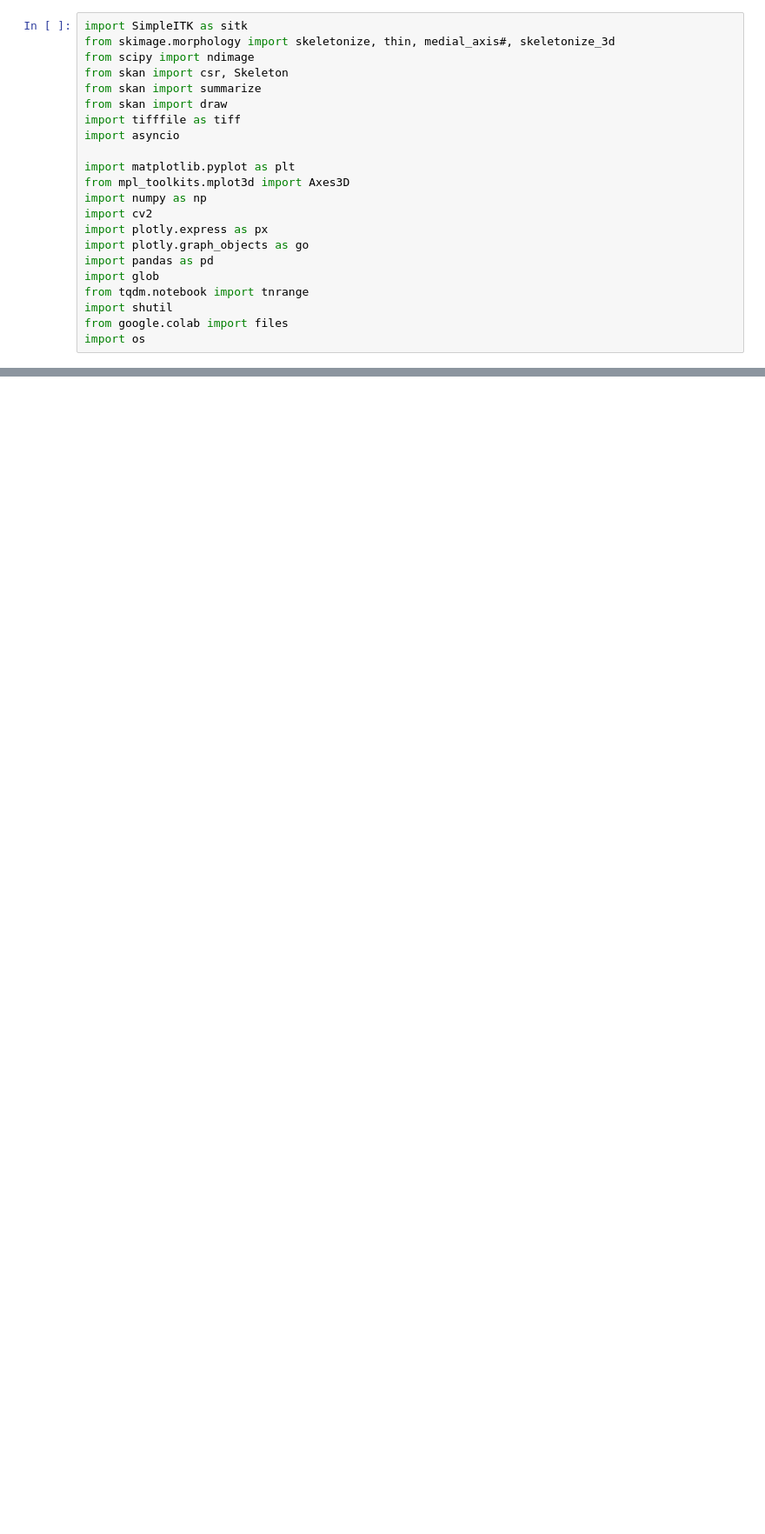
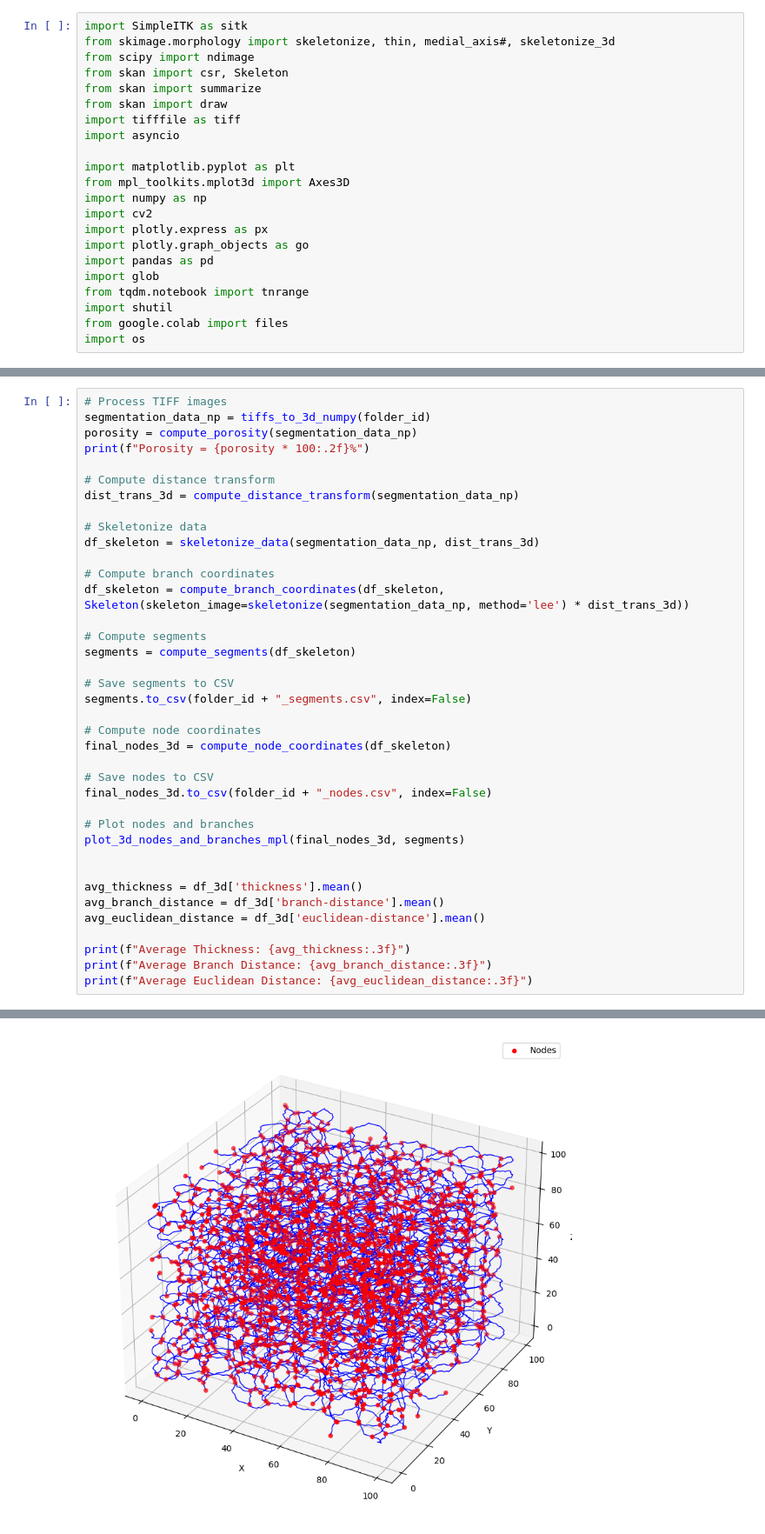
Before and after one commit to Mainakdeb/street-urchins, a Jupyter notebook: 3D_analysis.ipynb, the cells around one changed output, grey strips where cells are left out. Shown at 87% size. Cells and saved outputs as stored; diff of their text form; blank space fills up the shorter version.

Commit message:
optional plotly or mpl plot for nodes+branches

```diff
--- a/3D_analysis.ipynb
+++ b/3D_analysis.ipynb
@@ -262,0 +250,39 @@ print(f"Average Euclidean Distance: {avg_euclidean_distance:.3f}")
+# %%
+# Process TIFF images
+segmentation_data_np = tiffs_to_3d_numpy(folder_id)
+porosity = compute_porosity(segmentation_data_np)
+print(f"Porosity = {porosity * 100:.2f}%")
+
+# Compute distance transform
+dist_trans_3d = compute_distance_transform(segmentation_data_np)
+
+# Skeletonize data
+df_skeleton = skeletonize_data(segmentation_data_np, dist_trans_3d)
+
+# Compute branch coordinates
+df_skeleton = compute_branch_coordinates(df_skeleton, Skeleton(skeleton_image=skeletonize(segmentation_data_np, method='lee') * dist_trans_3d))
+
+# Compute segments
+segments = compute_segments(df_skeleton)
+
+# Save segments to CSV
+segments.to_csv(folder_id + "_segments.csv", index=False)
+
+# Compute node coordinates
+final_nodes_3d = compute_node_coordinates(df_skeleton)
+
+# Save nodes to CSV
+final_nodes_3d.to_csv(folder_id + "_nodes.csv", index=False)
+
+# Plot nodes and branches
+plot_3d_nodes_and_branches_mpl(final_nodes_3d, segments)
+
+
+avg_thickness = df_3d['thickness'].mean()
+avg_branch_distance = df_3d['branch-distance'].mean()
+avg_euclidean_distance = df_3d['euclidean-distance'].mean()
+
+print(f"Average Thickness: {avg_thickness:.3f}")
+print(f"Average Branch Distance: {avg_branch_distance:.3f}")
+print(f"Average Euclidean Distance: {avg_euclidean_distance:.3f}")
+# %% [output]
@@ -262,0 +291 @@ print(f"Average Euclidean Distance: {avg_euclidean_distance:.3f}")
+[figure, added]
```
Also changed, not shown: parts of 7 cells of this notebook.
